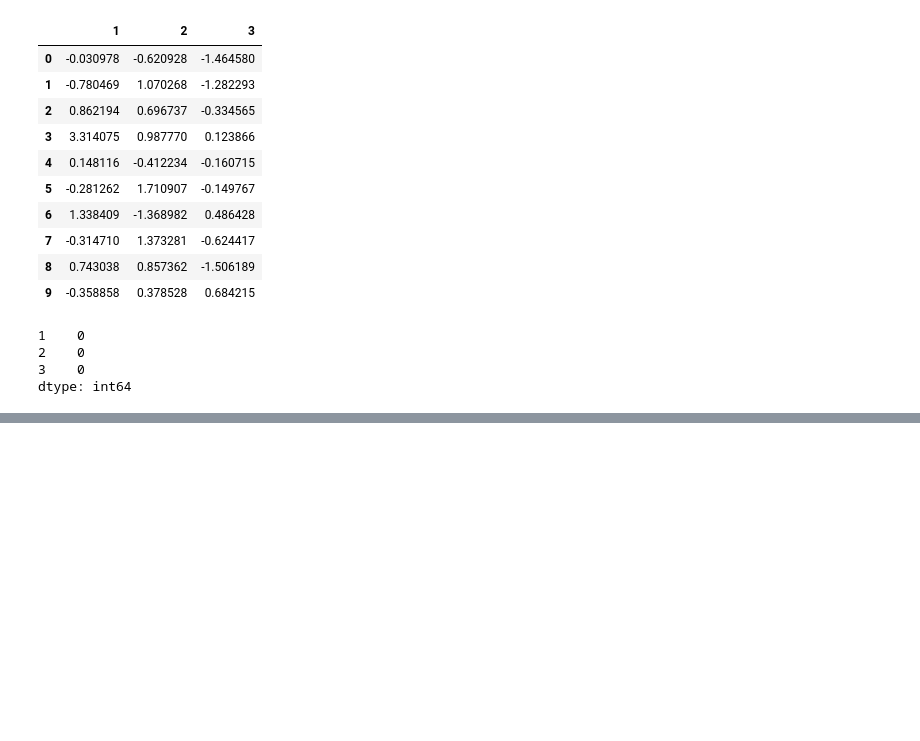
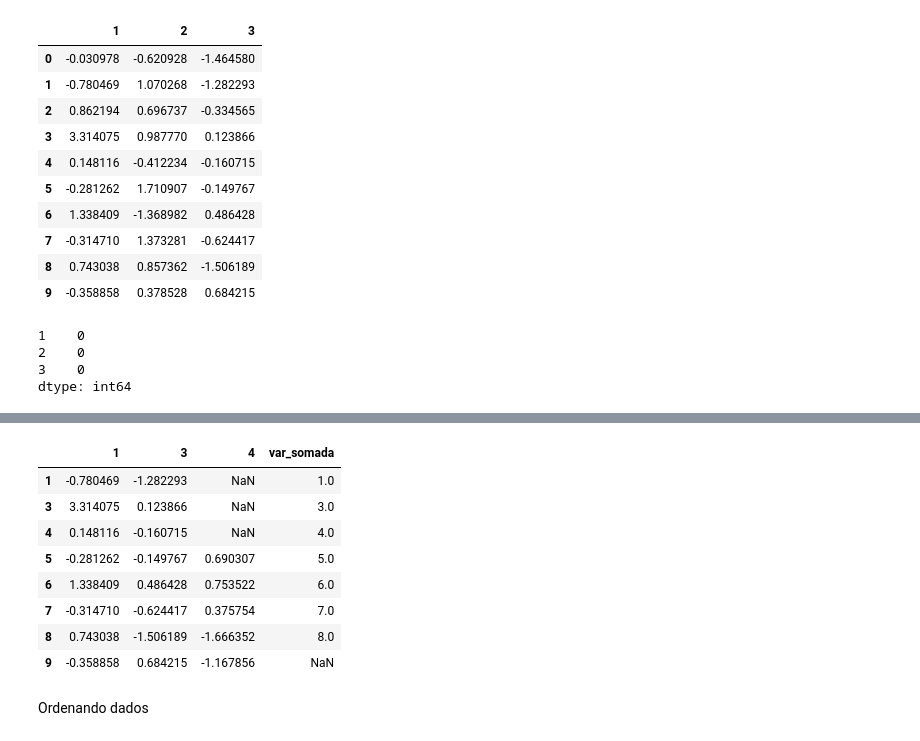
Before and after one commit to joaocbjr/Learn_DataScience, a Jupyter notebook: Cap1_Manipulação_de_dados_Básico.ipynb, the cells around one changed output, grey strips where cells are left out. Saved outputs shown, nothing was run; the diff lists cells and outputs as text; code cells hidden in the pictures; blank space fills up the shorter version.

```diff
--- a/Cap1_Manipulação_de_dados_Básico.ipynb
+++ b/Cap1_Manipulação_de_dados_Básico.ipynb
@@ -401,0 +485,9 @@ dtype: int64
+# %%
+# nome_do_objeto.drop(índices de linhas)
+'''Para remover linhas do nosso DataFrame podemos usar o método .drop() e
+  indicando os índices para as linhas ou colunas que queremos remover.
+
+NOTA: para remover colunas lembre de usar o argumento axis=1.'''
+
+df.drop([0,2], inplace=True, axis=1)
+df
@@ -401,0 +506,4 @@ dtype: int64
+# %%
+serie = Series(np.arange(9))
+serie.name = "var_somada"
+serie
@@ -401,0 +521,19 @@ dtype: int64
+# %%
+# DataFrame.join(objeto_da_esquerda, objeto_da_direita)
+'''Podemos usar o método .join() para unir dois datasets usando o índice das
+  linhas ou usando uma coluna como chave.'''
+
+variavel_somada = DataFrame.join(df, serie)
+variavel_somada
+# %% [output]
+|  | 1 | 3 | 4 | var_somada |
+| 1 | -0.780469 | -1.282293 | NaN | 1.0 |
+| 3 | 3.314075 | 0.123866 | NaN | 3.0 |
+| 4 | 0.148116 | -0.160715 | NaN | 4.0 |
+| 5 | -0.281262 | -0.149767 | 0.690307 | 5.0 |
+| 6 | 1.338409 | 0.486428 | 0.753522 | 6.0 |
+| 7 | -0.314710 | -0.624417 | 0.375754 | 7.0 |
+| 8 | 0.743038 | -1.506189 | -1.666352 | 8.0 |
+| 9 | -0.358858 | 0.684215 | -1.167856 | NaN |
+# %% [markdown]
+Ordenando dados
```
Also changed, not shown: parts of 12 cells of this notebook.
